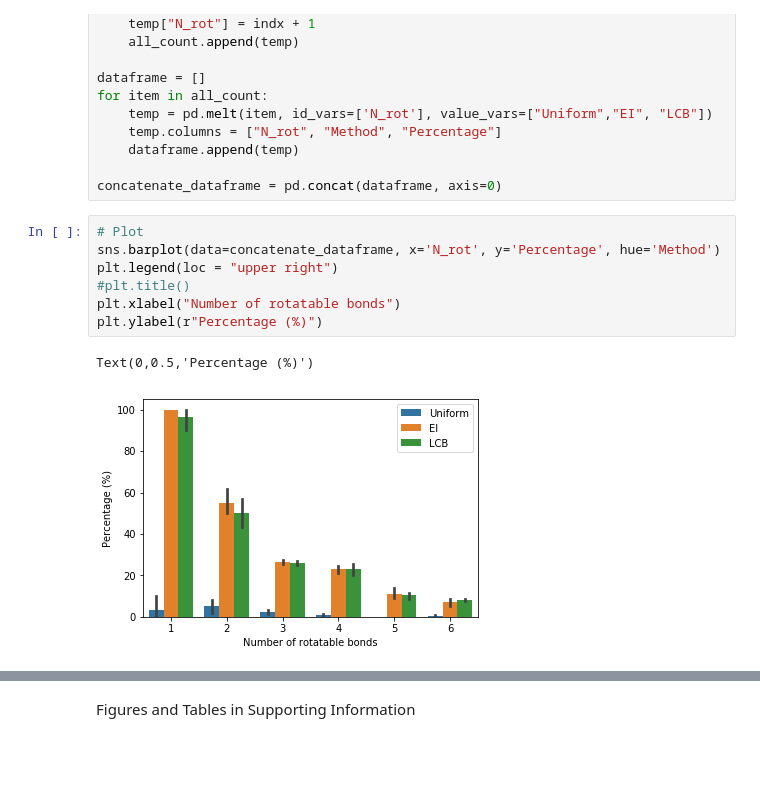
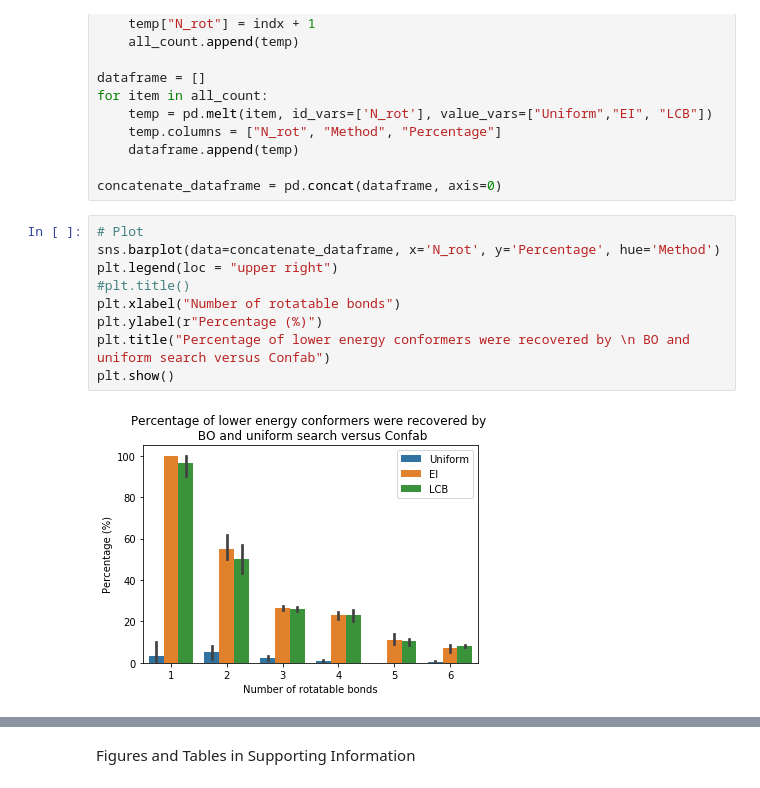
Before and after one commit to lucianlschan/Conformer-Geometry, a Jupyter notebook: Figures.ipynb, the cells around one changed output, grey strips where cells are left out. Saved outputs shown, nothing was run; the diff lists cells and outputs as text; blank space fills up the shorter version.

```diff
--- a/Figures.ipynb
+++ b/Figures.ipynb
@@ -184,10 +212,11 @@ concatenate_dataframe = pd.concat(dataframe, axis=0)
 # %%
 # Plot
 sns.barplot(data=concatenate_dataframe, x='N_rot', y='Percentage', hue='Method')
 plt.legend(loc = "upper right")
 #plt.title()
 plt.xlabel("Number of rotatable bonds")
 plt.ylabel(r"Percentage (%)")
+plt.title("Percentage of lower energy conformers were recovered by \n BO and uniform search versus Confab")
+plt.show()
 # %% [output]
-Text(0,0.5,'Percentage (%)')
-[figure, old version]
+[figure, new version]
```
Also changed, not shown: parts of 7 cells of this notebook, 1 other file.
